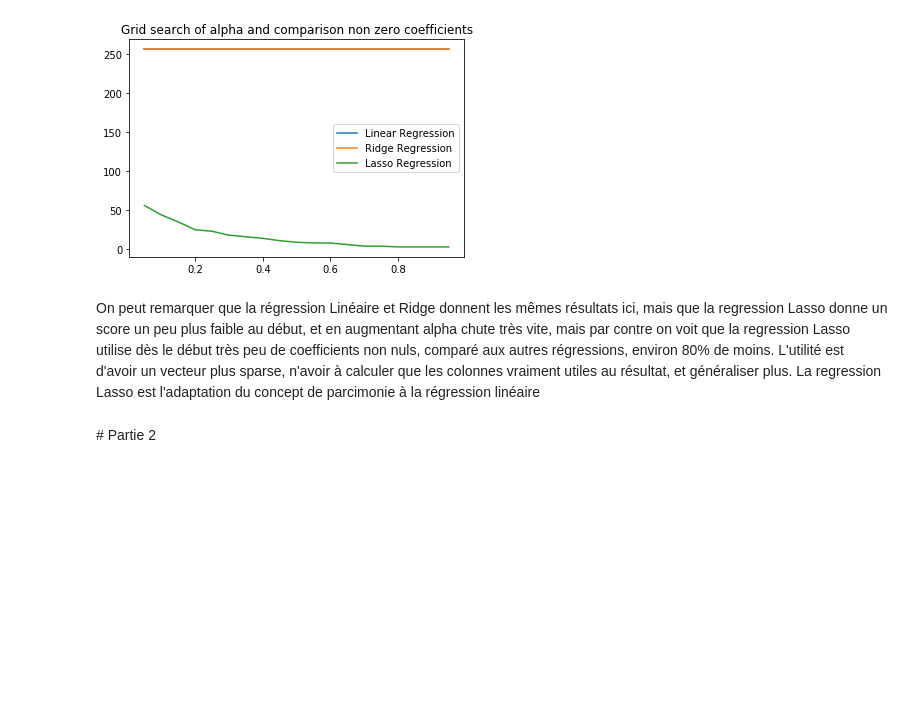
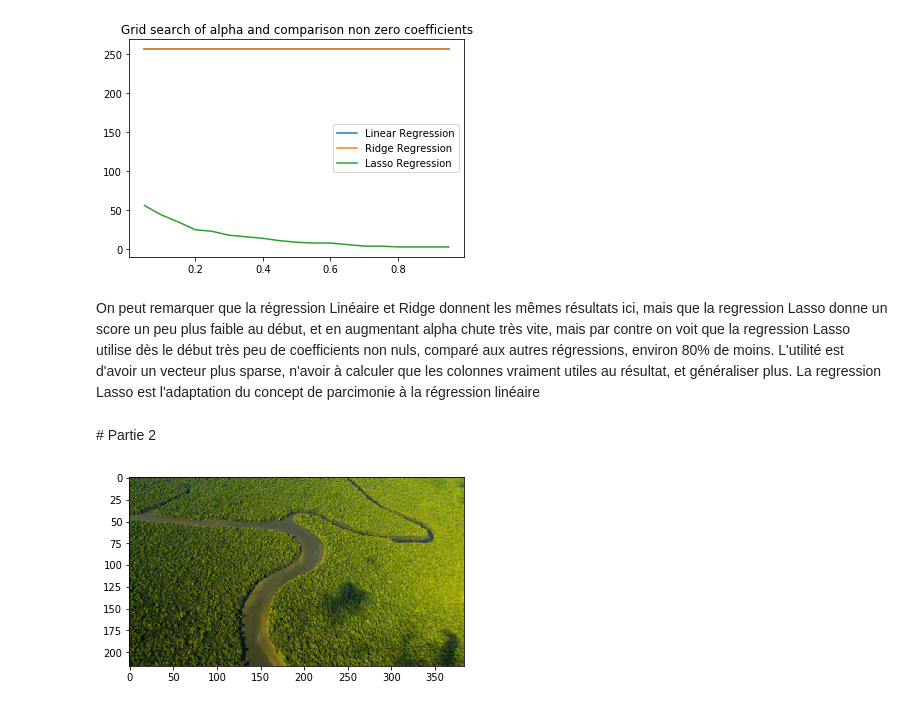
Before and after one commit to leoandeol/arf-inpainting, a Jupyter notebook: projet-andeol-paschaouche.ipynb, the cells around one changed output. Saved outputs shown, nothing was run; the diff lists cells and outputs as text; code cells hidden in the pictures; blank space fills up the shorter version.

```diff
--- a/projet-andeol-paschaouche.ipynb
+++ b/projet-andeol-paschaouche.ipynb
@@ -95,3 +95,12 @@ On peut remarquer que la régression Linéaire et Ridge donnent les mêmes résu
 # Partie 2
 # %%
 from matplotlib.colors import rgb_to_hsv, hsv_to_rgb
+# %%
+def read_im(path):
+    img = plt.imread(path)/255
+    img = rgb_to_hsv(img)
+    return img.astype(np.float32)
+# %%
+def show_img(img):
+    img = hsv_to_rgb(img)
+    plt.imshow(img)
@@ -97,0 +153,5 @@ from matplotlib.colors import rgb_to_hsv, hsv_to_rgb
+# %%
+img = read_im("borneo_small.jpg")
+show_img(img)
+# %% [output]
+[figure, added]
```
Also changed, not shown: parts of 9 cells of this notebook, 2 other files.
